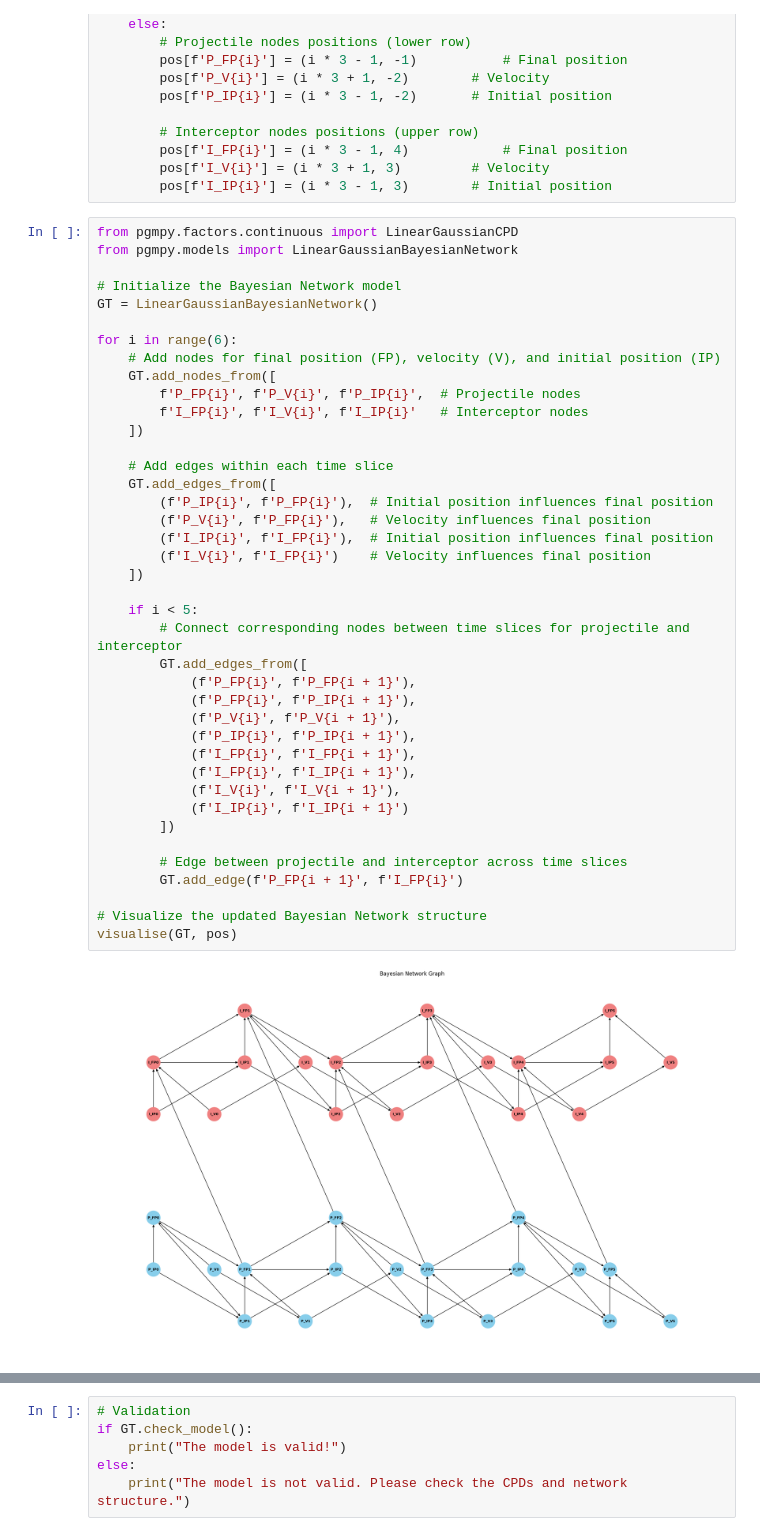
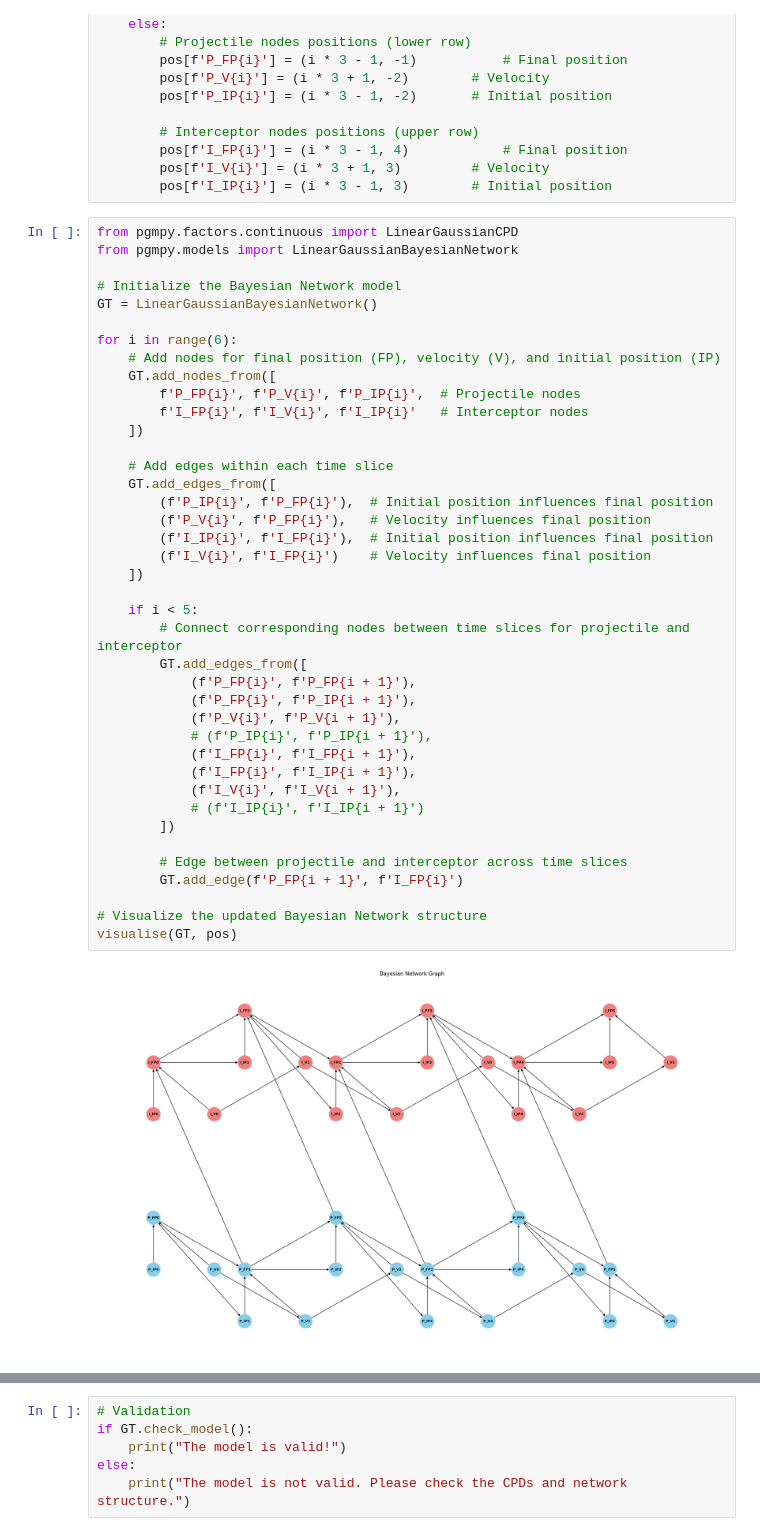
Before and after one commit to SuvarnPillay/Research-Project, a Jupyter notebook: PHASE_2/ground_truth/most basic/basic_gt.ipynb, the cells around one changed output, grey strips where cells are left out. Cells and saved outputs as stored; diff of their text form.

```diff
--- a/PHASE_2/ground_truth/most basic/basic_gt.ipynb
+++ b/PHASE_2/ground_truth/most basic/basic_gt.ipynb
@@ -70,34 +70,34 @@ for i in range(6):
     GT.add_nodes_from([
         f'P_FP{i}', f'P_V{i}', f'P_IP{i}',  # Projectile nodes
         f'I_FP{i}', f'I_V{i}', f'I_IP{i}'   # Interceptor nodes
     ])
 
     # Add edges within each time slice
     GT.add_edges_from([
         (f'P_IP{i}', f'P_FP{i}'),  # Initial position influences final position
         (f'P_V{i}', f'P_FP{i}'),   # Velocity influences final position
         (f'I_IP{i}', f'I_FP{i}'),  # Initial position influences final position
         (f'I_V{i}', f'I_FP{i}')    # Velocity influences final position
     ])
 
     if i < 5:
         # Connect corresponding nodes between time slices for projectile and interceptor
         GT.add_edges_from([
             (f'P_FP{i}', f'P_FP{i + 1}'),
             (f'P_FP{i}', f'P_IP{i + 1}'),
             (f'P_V{i}', f'P_V{i + 1}'),
-            (f'P_IP{i}', f'P_IP{i + 1}'),
+            # (f'P_IP{i}', f'P_IP{i + 1}'),
             (f'I_FP{i}', f'I_FP{i + 1}'),
             (f'I_FP{i}', f'I_IP{i + 1}'),
             (f'I_V{i}', f'I_V{i + 1}'),
-            (f'I_IP{i}', f'I_IP{i + 1}')
+            # (f'I_IP{i}', f'I_IP{i + 1}')
         ])
 
         # Edge between projectile and interceptor across time slices
         GT.add_edge(f'P_FP{i + 1}', f'I_FP{i}')
 
 # Visualize the updated Bayesian Network structure
 visualise(GT, pos)
 # %% [output]
-[figure, old version]
+[figure, new version]
 # %%
```
Also changed, not shown: parts of 2 cells of this notebook.
